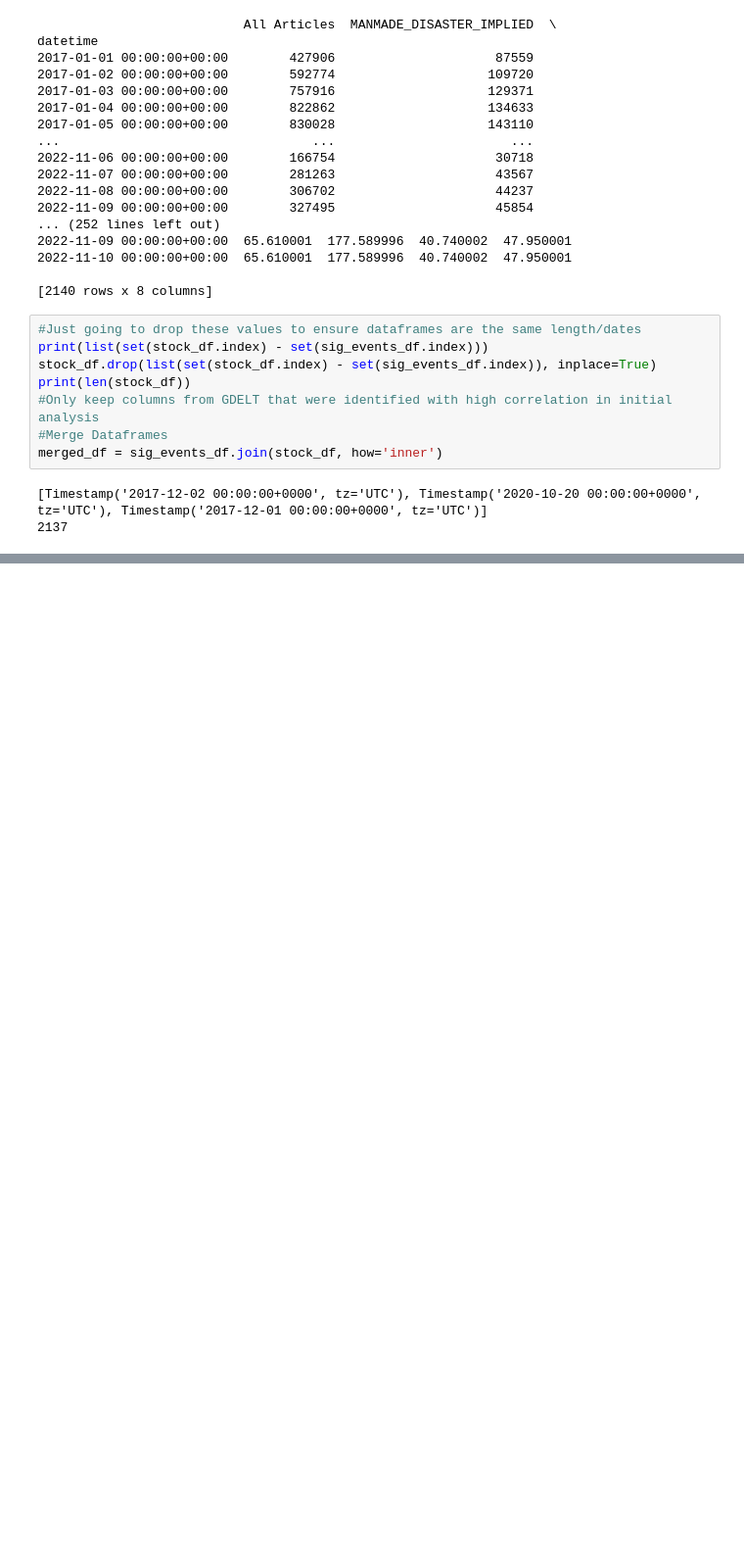
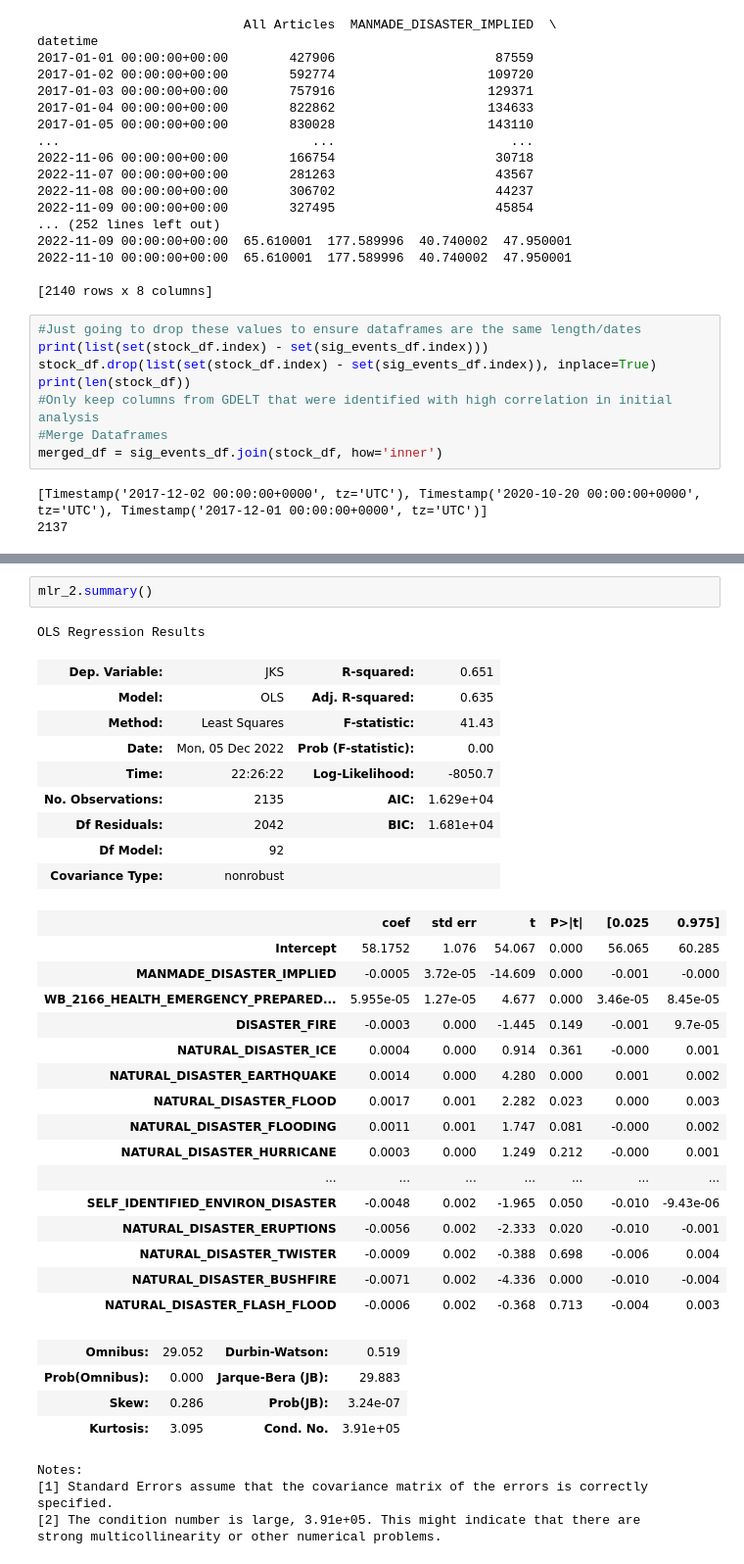
Before and after one commit to marcroy898/4502_Fall_2022, a Jupyter notebook: Scripts/classic_regression.ipynb, the cells around one changed output, grey strips where cells are left out. Shown: that part at 98% size. Cells and saved outputs as stored; diff of their text form; blank space fills up the shorter version.

```diff
--- a/Scripts/classic_regression.ipynb
+++ b/Scripts/classic_regression.ipynb
@@ -78,0 +83,37 @@ mlr_df
+# %%
+mlr_2.summary()
+# %% [output]
+OLS Regression Results
+| Dep. Variable: | JKS | R-squared: | 0.651 |
+| Model: | OLS | Adj. R-squared: | 0.635 |
+| Method: | Least Squares | F-statistic: | 41.43 |
+| Date: | Mon, 05 Dec 2022 | Prob (F-statistic): | 0.00 |
+| Time: | 22:26:22 | Log-Likelihood: | -8050.7 |
+| No. Observations: | 2135 | AIC: | 1.629e+04 |
+| Df Residuals: | 2042 | BIC: | 1.681e+04 |
+| Df Model: | 92 |  |  |
+| Covariance Type: | nonrobust |  |  |
+|  | coef | std err | t | P>|t| | [0.025 | 0.975] |
+| Intercept | 58.1752 | 1.076 | 54.067 | 0.000 | 56.065 | 60.285 |
+| MANMADE_DISASTER_IMPLIED | -0.0005 | 3.72e-05 | -14.609 | 0.000 | -0.001 | -0.000 |
+| WB_2166_HEALTH_EMERGENCY_PREPARED... | 5.955e-05 | 1.27e-05 | 4.677 | 0.000 | 3.46e-05 | 8.45e-05 |
+| DISASTER_FIRE | -0.0003 | 0.000 | -1.445 | 0.149 | -0.001 | 9.7e-05 |
+| NATURAL_DISASTER_ICE | 0.0004 | 0.000 | 0.914 | 0.361 | -0.000 | 0.001 |
+| NATURAL_DISASTER_EARTHQUAKE | 0.0014 | 0.000 | 4.280 | 0.000 | 0.001 | 0.002 |
+| NATURAL_DISASTER_FLOOD | 0.0017 | 0.001 | 2.282 | 0.023 | 0.000 | 0.003 |
+| NATURAL_DISASTER_FLOODING | 0.0011 | 0.001 | 1.747 | 0.081 | -0.000 | 0.002 |
+| NATURAL_DISASTER_HURRICANE | 0.0003 | 0.000 | 1.249 | 0.212 | -0.000 | 0.001 |
+| ... | ... | ... | ... | ... | ... | ... |
+| SELF_IDENTIFIED_ENVIRON_DISASTER | -0.0048 | 0.002 | -1.965 | 0.050 | -0.010 | -9.43e-06 |
+| NATURAL_DISASTER_ERUPTIONS | -0.0056 | 0.002 | -2.333 | 0.020 | -0.010 | -0.001 |
+| NATURAL_DISASTER_TWISTER | -0.0009 | 0.002 | -0.388 | 0.698 | -0.006 | 0.004 |
+| NATURAL_DISASTER_BUSHFIRE | -0.0071 | 0.002 | -4.336 | 0.000 | -0.010 | -0.004 |
+| NATURAL_DISASTER_FLASH_FLOOD | -0.0006 | 0.002 | -0.368 | 0.713 | -0.004 | 0.003 |
+| Omnibus: | 29.052 | Durbin-Watson: | 0.519 |
+| Prob(Omnibus): | 0.000 | Jarque-Bera (JB): | 29.883 |
+| Skew: | 0.286 | Prob(JB): | 3.24e-07 |
+| Kurtosis: | 3.095 | Cond. No. | 3.91e+05 |
+Notes:
+[1] Standard Errors assume that the covariance matrix of the errors is correctly specified.
+[2] The condition number is large, 3.91e+05. This might indicate that there are
+strong multicollinearity or other numerical problems.
```
Also changed, not shown: parts of 6 cells of this notebook.
